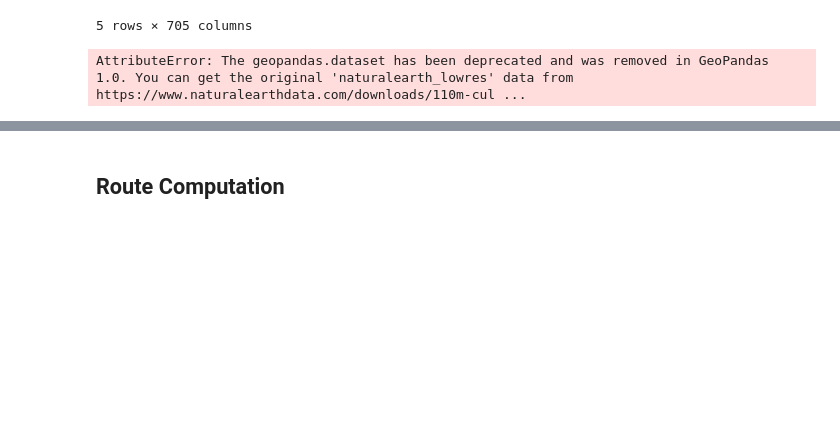
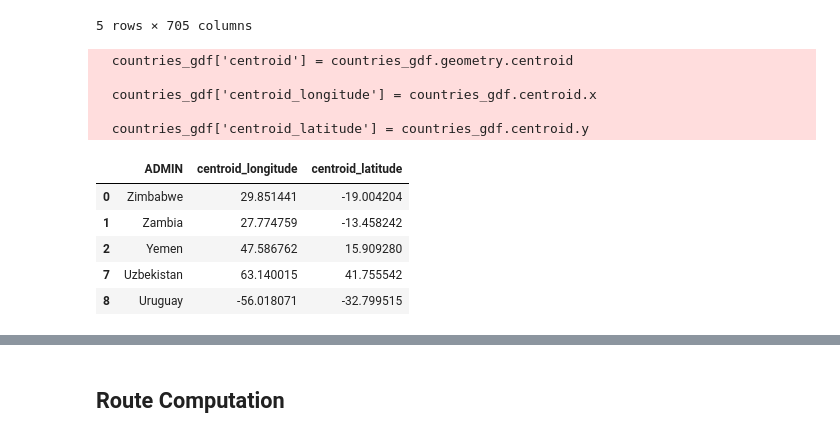
Before and after one commit to zrobers/ca_drift, a Jupyter notebook: trade_simulation.ipynb, the cells around one changed output, grey strips where cells are left out. Cells and saved outputs as stored; diff of their text form; code cells hidden in the pictures; blank space fills up the shorter version.

```diff
--- a/trade_simulation.ipynb
+++ b/trade_simulation.ipynb
@@ -55,15 +56,33 @@ trade_df.head()
 | 4 | Afghanistan | 2019 | Land | NaN | NaN | ... |
 5 rows × 705 columns
 # %%
+# Extract unique destination countries from your trade data.
 unique_countries = trade_df['Destination_Label'].unique()
 
+# Load the Natural Earth Admin 0 shapefile.
 world = gpd.read_file("natural_earth/ne_50m_admin_0_countries.shp")
 
+# Filter the GeoDataFrame to include only the countries in your unique list.
 countries_gdf = world[world['ADMIN'].isin(unique_countries)].copy()
 
 # Compute the centroid of each country’s geometry.
 countries_gdf['centroid'] = countries_gdf.geometry.centroid
 countries_gdf['centroid_longitude'] = countries_gdf.centroid.x
 countries_gdf['centroid_latitude'] = countries_gdf.centroid.y
+
+# Drop all columns except for 'ADMIN', 'centroid_longitude', and 'centroid_latitude'.
+countries_gdf = countries_gdf[['ADMIN', 'centroid_longitude', 'centroid_latitude']]
+
+countries_gdf.head()
 # %% [output]
-AttributeError: The geopandas.dataset has been deprecated and was removed in GeoPandas 1.0. You can get the original 'naturalearth_lowres' data from https://www.naturalearthdata.com/downloads/110m-cul ...
+  countries_gdf['centroid'] = countries_gdf.geometry.centroid
+
+  countries_gdf['centroid_longitude'] = countries_gdf.centroid.x
+
+  countries_gdf['centroid_latitude'] = countries_gdf.centroid.y
+|  | ADMIN | centroid_longitude | centroid_latitude |
+| 0 | Zimbabwe | 29.851441 | -19.004204 |
+| 1 | Zambia | 27.774759 | -13.458242 |
+| 2 | Yemen | 47.586762 | 15.909280 |
+| 7 | Uzbekistan | 63.140015 | 41.755542 |
+| 8 | Uruguay | -56.018071 | -32.799515 |
```
Also changed, not shown: parts of 14 cells of this notebook, 2 other files.
